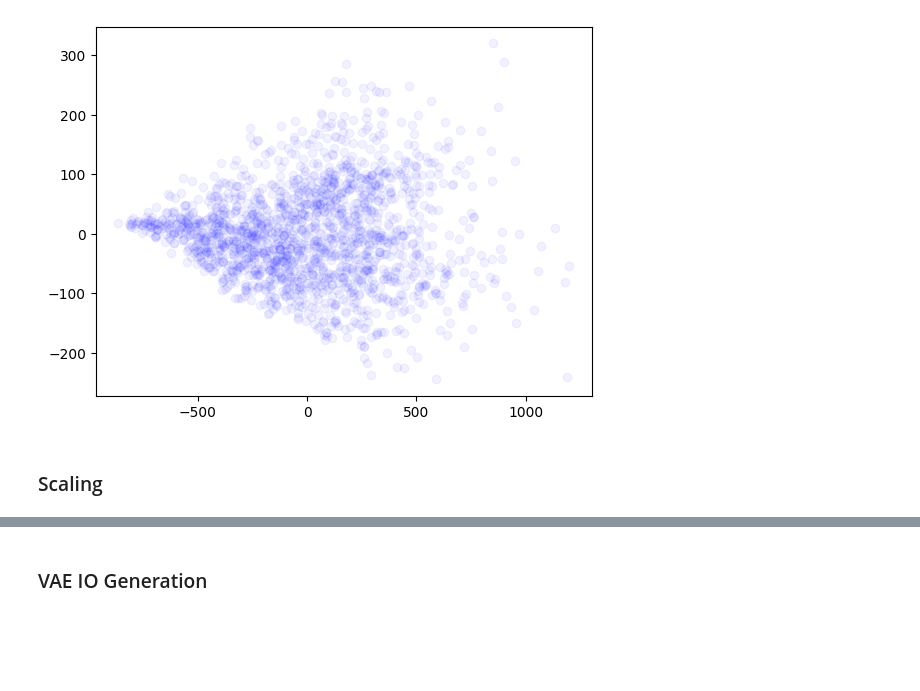
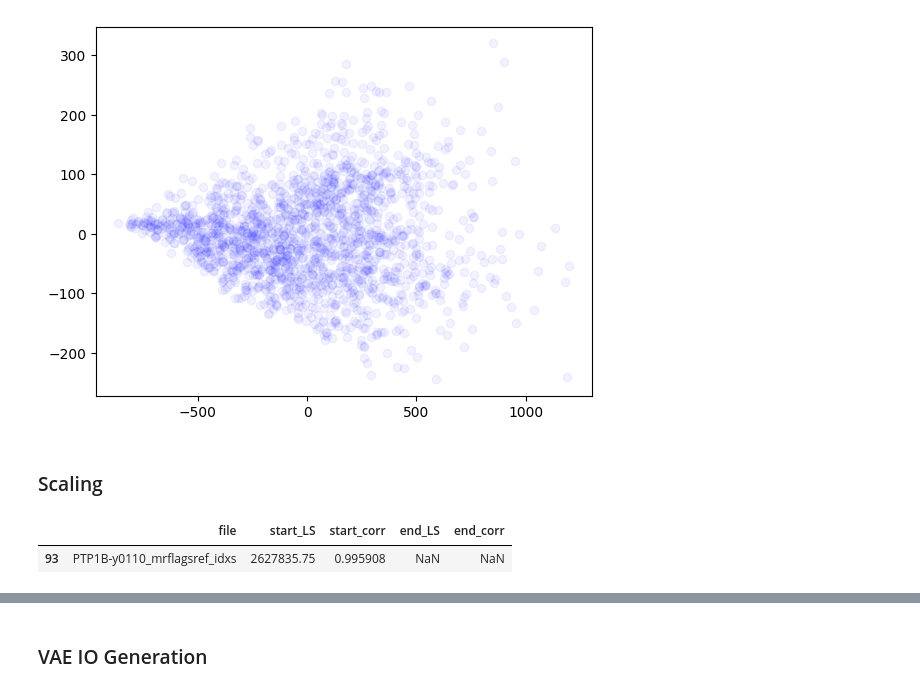
Before and after one commit to Hekstra-Lab/valdo, a Jupyter notebook: notebooks/pipeline.ipynb, the cells around one changed output, grey strips where cells are left out. Cells and saved outputs as stored; diff of their text form; code cells hidden in the pictures; blank space fills up the shorter version.

```diff
--- a/notebooks/pipeline.ipynb
+++ b/notebooks/pipeline.ipynb
@@ -74,5 +54,10 @@ metrics = scaler.batch_scaling(file_list, outputmtz_path="../PTP1B_DK/scaled_rei
 # %%
-metrics_df = pd.read_pickle("../PTP1B_DK/scaled_reindexed_mtzs/metrics.pkl")
+metrics_df = pd.read_pickle("../../PTP1B_DK/scaled_reindexed_mtzs/metrics.pkl")
 # %%
 metrics_df.columns=['file', 'start_LS', 'start_corr', 'end_LS', 'end_corr']
+# %%
+metrics_df[metrics_df.isna().any(axis=1)]
+# %% [output]
+|  | file | start_LS | start_corr | end_LS | end_corr |
+| 93 | PTP1B-y0110_mrflagsref_idxs | 2627835.75 | 0.995908 | NaN | NaN |
 # %%
```
Also changed, not shown: parts of 36 cells of this notebook, 4 other files.
